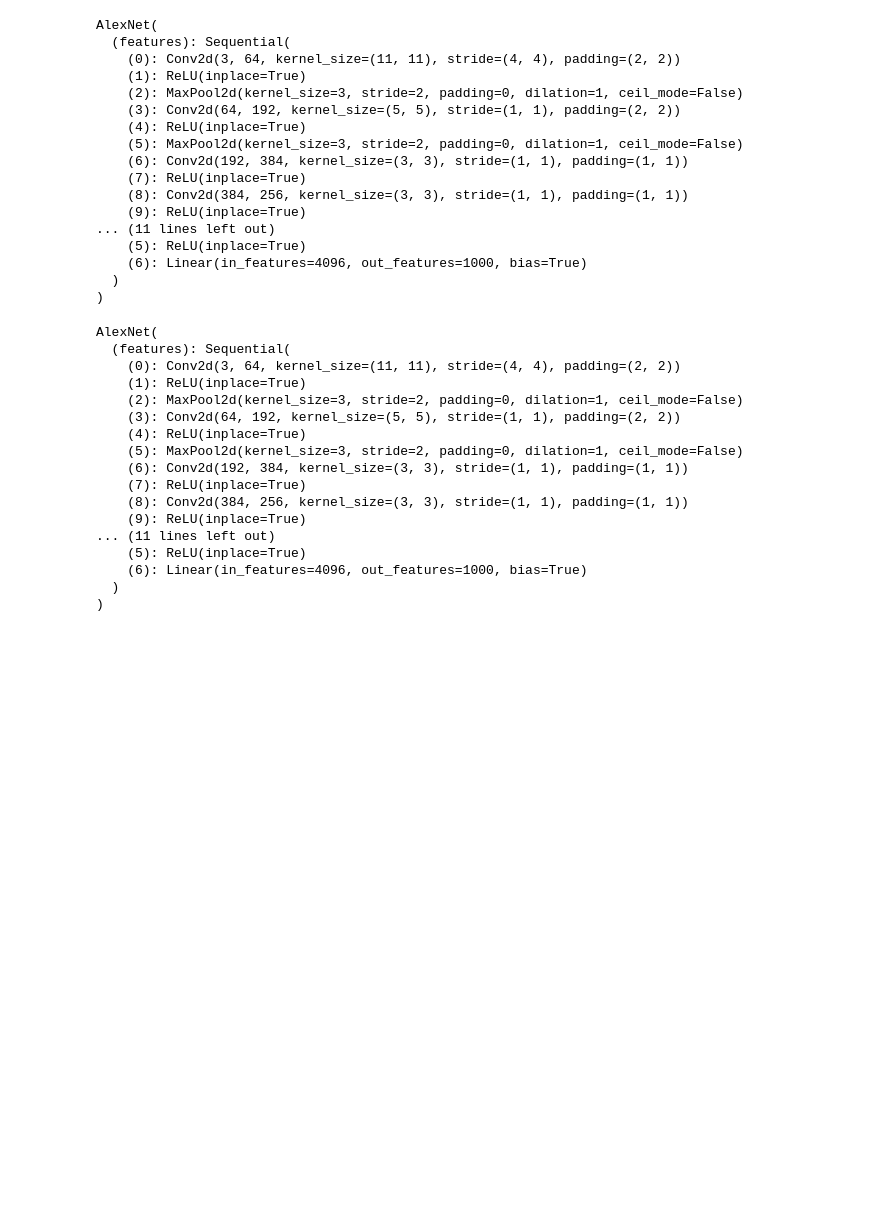
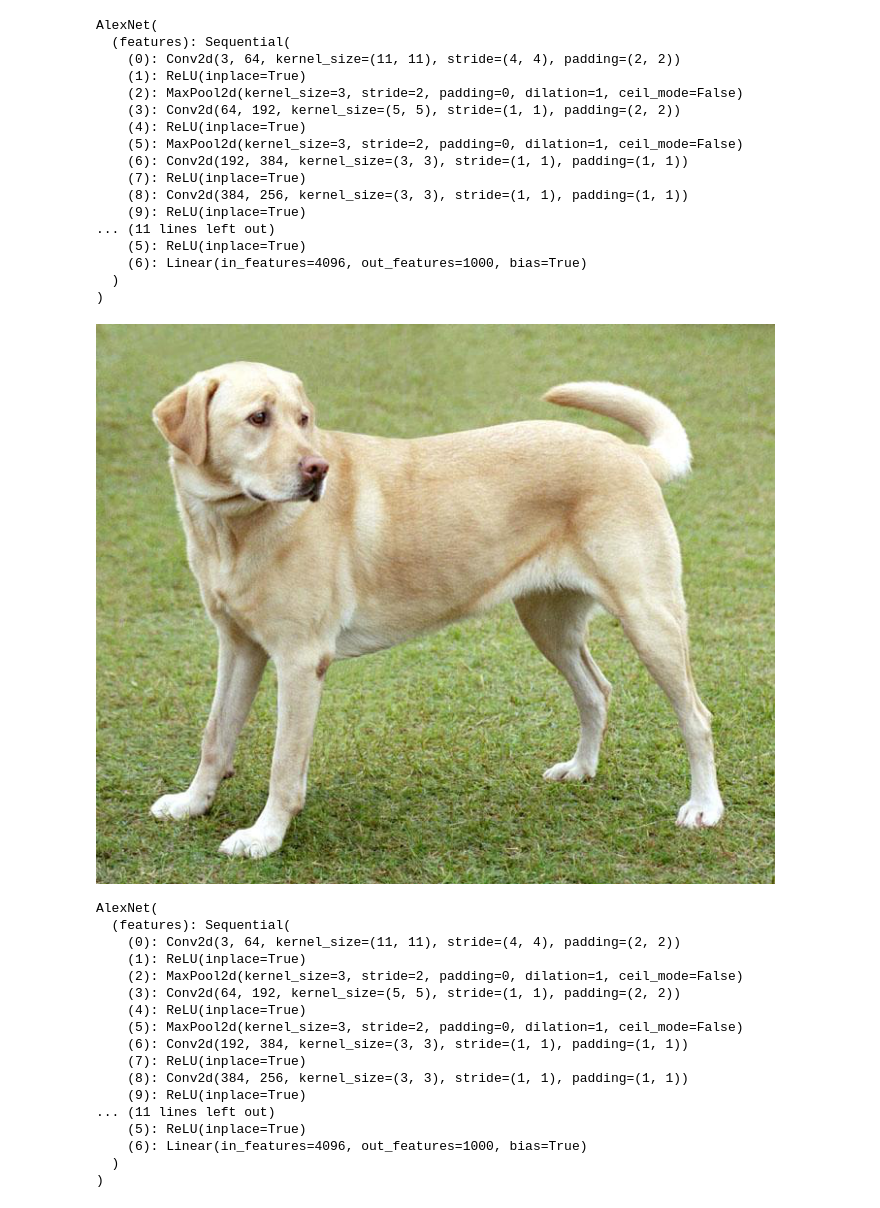
Before and after one commit to jacr2006/pytorch, a Jupyter notebook: classification_pretrainedmodel_torch.ipynb, the cells around one changed output. Saved outputs shown, nothing was run; the diff lists cells and outputs as text; code cells hidden in the pictures; blank space fills up the shorter version.

```diff
--- a/classification_pretrainedmodel_torch.ipynb
+++ b/classification_pretrainedmodel_torch.ipynb
@@ -47,6 +47,10 @@ pathXml = PATH_DRIVE + 'dog.jpg'#
 from PIL import Image
 
 img = Image.open(pathXml)
+# %%
+img
+# %% [output]
+[figure, added]
 # %%
 img_t = transform(img)
 # %%
```
Also changed, not shown: parts of 1 cell of this notebook.
